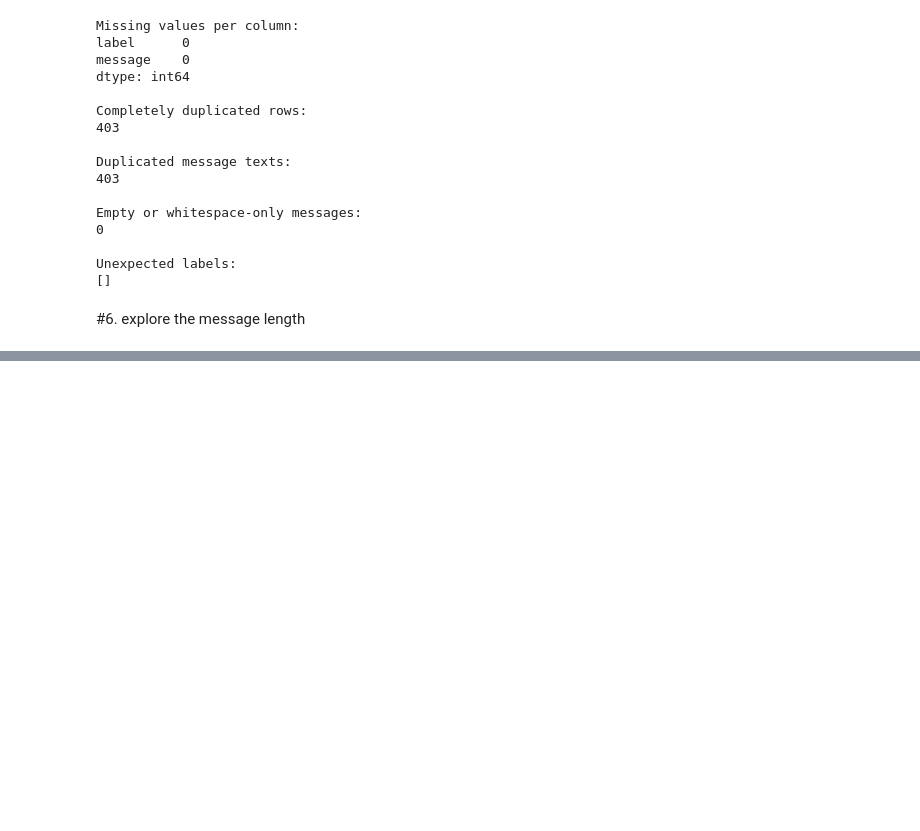
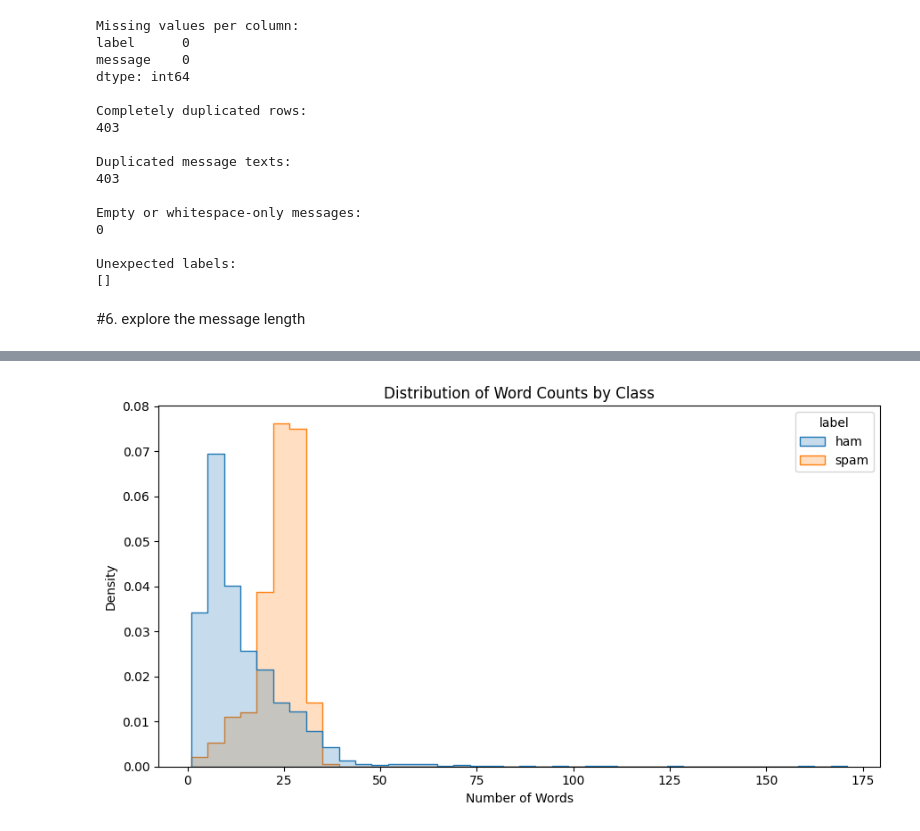
Before and after one commit to ThisumiWijesinghe/SMS_SPAM_DETECTION_ANN, a Jupyter notebook: Neural_Netwrok.ipynb, the cells around one changed output, grey strips where cells are left out. Saved outputs shown, nothing was run; the diff lists cells and outputs as text; code cells hidden in the pictures; blank space fills up the shorter version.

```diff
--- a/Neural_Netwrok.ipynb
+++ b/Neural_Netwrok.ipynb
@@ -200,0 +249,23 @@ display(
+# %%
+
+#Compare word counts by class
+
+plt.figure(figsize=(9, 5))
+
+sns.histplot(
+    data=df,
+    x="word_count",
+    hue="label",
+    bins=40,
+    element="step",
+    stat="density",
+    common_norm=False
+)
+
+plt.title("Distribution of Word Counts by Class")
+plt.xlabel("Number of Words")
+plt.ylabel("Density")
+plt.tight_layout()
+plt.show()
+# %% [output]
+[figure, added]
```
Also changed, not shown: parts of 2 cells of this notebook.
